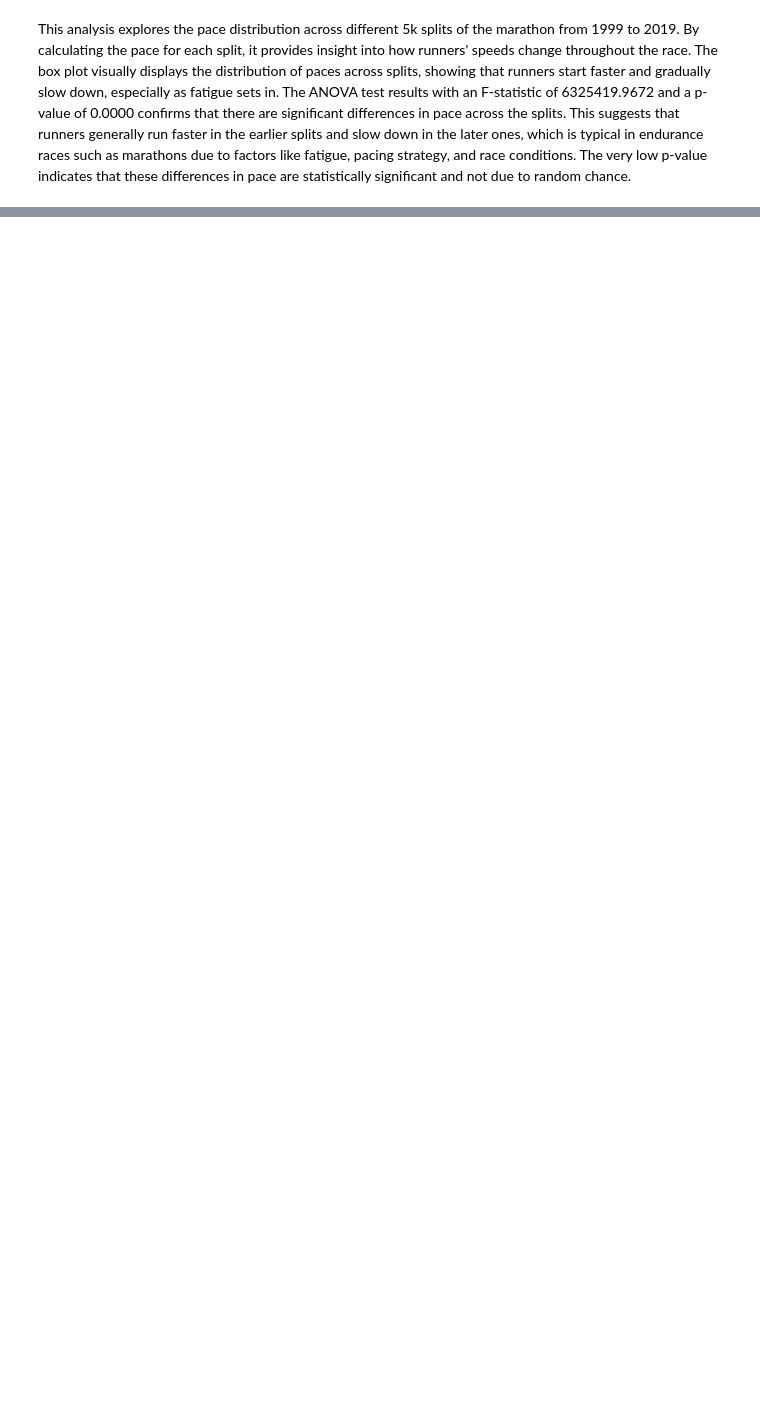
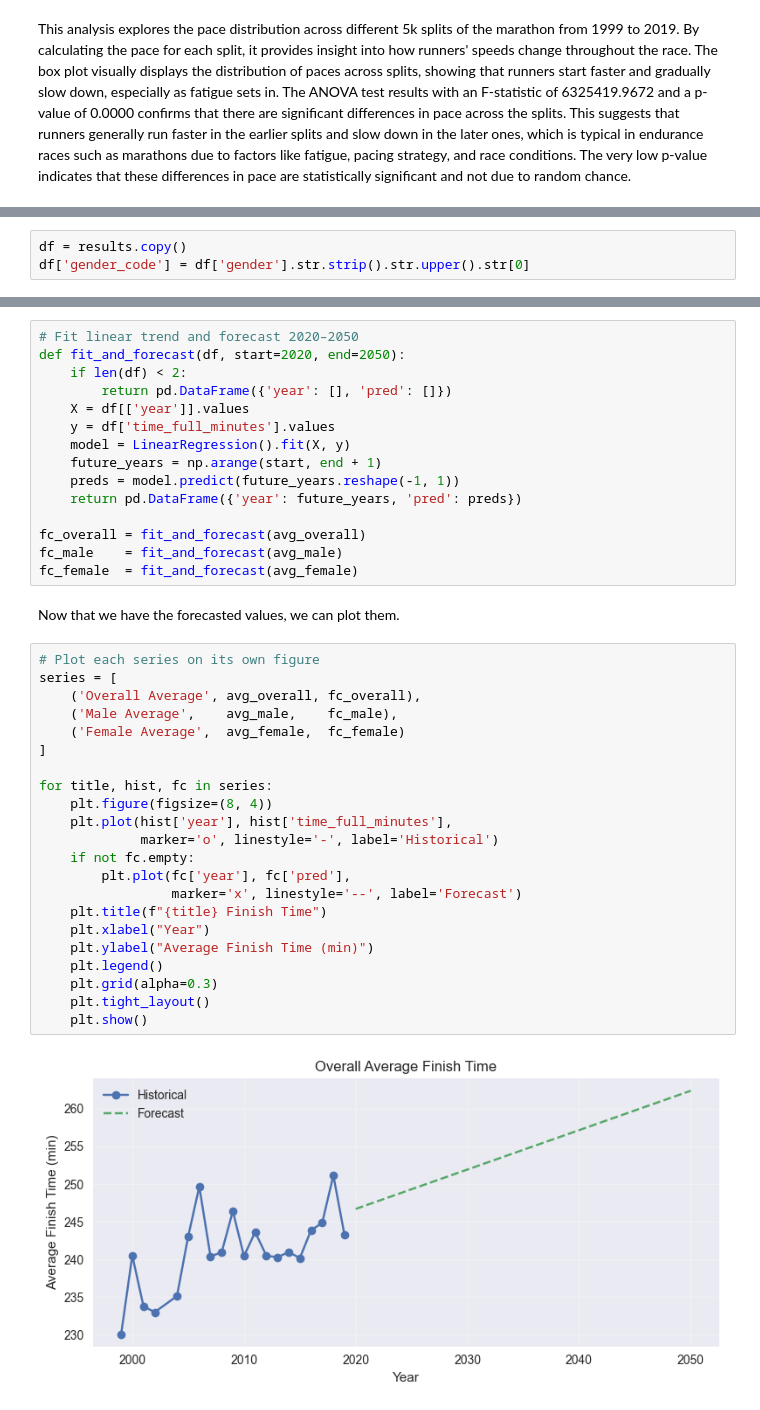
Before and after one commit to dxrk/dxrk.github.io, a Jupyter notebook: final-submission.ipynb, the cells around one changed output, grey strips where cells are left out. Saved outputs shown, nothing was run; the diff lists cells and outputs as text; blank space fills up the shorter version.

```diff
--- a/final-submission.ipynb
+++ b/final-submission.ipynb
@@ -340,0 +371,3 @@ Future work could address these limitations by:
+# %%
+df = results.copy()
+df['gender_code'] = df['gender'].str.strip().str.upper().str[0]
@@ -340,0 +441,41 @@ Future work could address these limitations by:
+# %%
+# Fit linear trend and forecast 2020–2050
+def fit_and_forecast(df, start=2020, end=2050):
+    if len(df) < 2:
+        return pd.DataFrame({'year': [], 'pred': []})
+    X = df[['year']].values
+    y = df['time_full_minutes'].values
+    model = LinearRegression().fit(X, y)
+    future_years = np.arange(start, end + 1)
+    preds = model.predict(future_years.reshape(-1, 1))
+    return pd.DataFrame({'year': future_years, 'pred': preds})
+
+fc_overall = fit_and_forecast(avg_overall)
+fc_male    = fit_and_forecast(avg_male)
+fc_female  = fit_and_forecast(avg_female)
+# %% [markdown]
+Now that we have the forecasted values, we can plot them.
+# %%
+# Plot each series on its own figure
+series = [
+    ('Overall Average', avg_overall, fc_overall),
+    ('Male Average',    avg_male,    fc_male),
+    ('Female Average',  avg_female,  fc_female)
+]
+
+for title, hist, fc in series:
+    plt.figure(figsize=(8, 4))
+    plt.plot(hist['year'], hist['time_full_minutes'],
+             marker='o', linestyle='-', label='Historical')
+    if not fc.empty:
+        plt.plot(fc['year'], fc['pred'],
+                 marker='x', linestyle='--', label='Forecast')
+    plt.title(f"{title} Finish Time")
+    plt.xlabel("Year")
+    plt.ylabel("Average Finish Time (min)")
+    plt.legend()
+    plt.grid(alpha=0.3)
+    plt.tight_layout()
+    plt.show()
+# %% [output]
+[figure, added]
```
Also changed, not shown: parts of 51 cells of this notebook.
